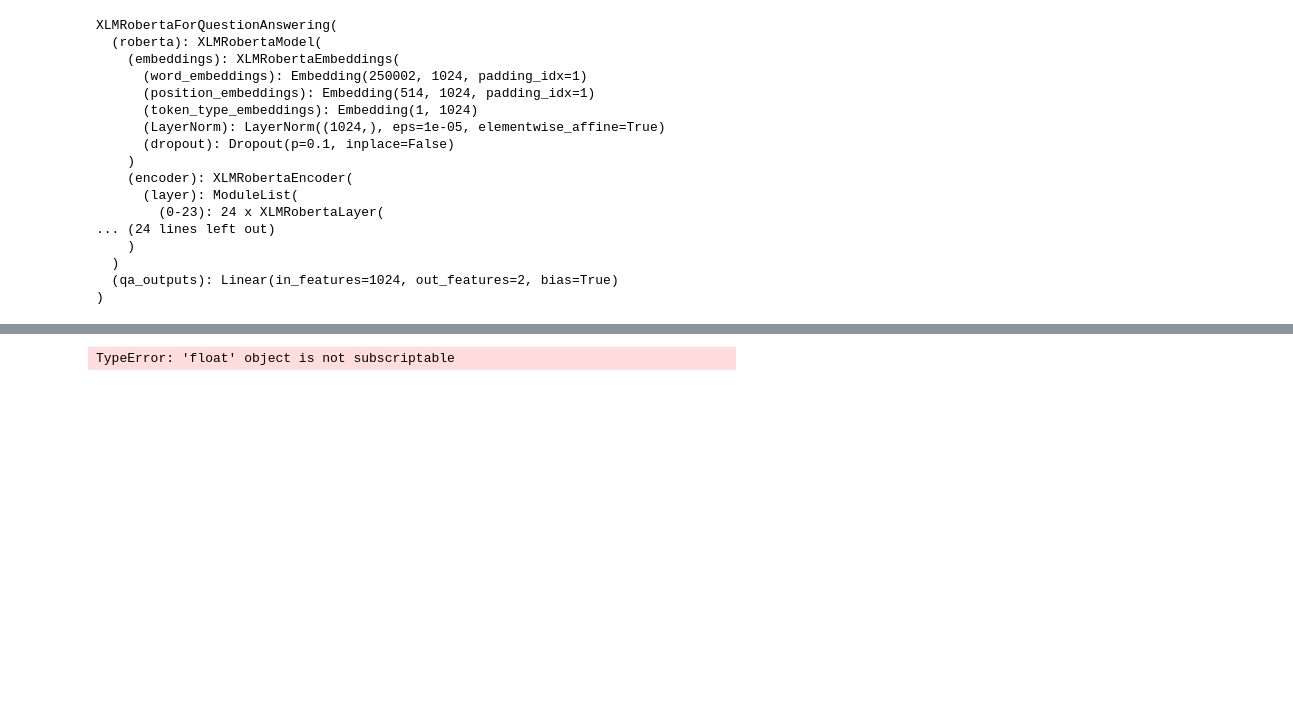
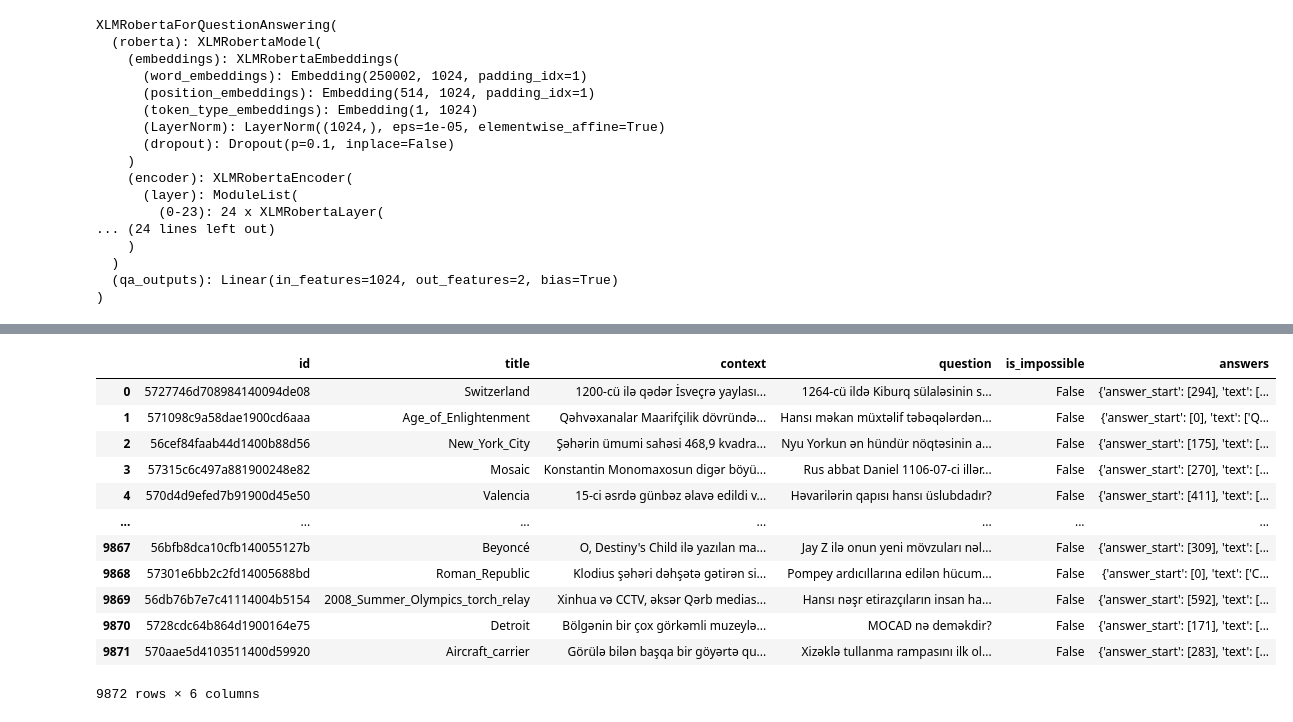
Before and after one commit to ELGUN00/SQuAD_Azerbaijan, a Jupyter notebook: model/main.ipynb, the cells around one changed output, grey strips where cells are left out. Saved outputs shown, nothing was run; the diff lists cells and outputs as text; code cells hidden in the pictures; blank space fills up the shorter version.

```diff
--- a/model/main.ipynb
+++ b/model/main.ipynb
@@ -195,6 +276,18 @@ def prepare_train_features(examples):
 
     return tokenized_examples
-# %%
-tokenized_datasets = dataset.map(prepare_train_features, remove_columns=dataset["train"].column_names,batch_size=8)
-# %% [output]
-TypeError: 'float' object is not subscriptable
+# %%
+df_train[:10000]
+# %% [output]
+|  | id | title | context | question | is_impossible | answers |
+| 0 | 5727746d708984140094de08 | Switzerland | 1200-cü ilə qədər İsveçrə yaylası... | 1264-cü ildə Kiburq sülaləsinin s... | False | {'answer_start': [294], 'text': [... |
+| 1 | 571098c9a58dae1900cd6aaa | Age_of_Enlightenment | Qəhvəxanalar Maarifçilik dövründə... | Hansı məkan müxtəlif təbəqələrdən... | False | {'answer_start': [0], 'text': ['Q... |
+| 2 | 56cef84faab44d1400b88d56 | New_York_City | Şəhərin ümumi sahəsi 468,9 kvadra... | Nyu Yorkun ən hündür nöqtəsinin a... | False | {'answer_start': [175], 'text': [... |
+| 3 | 57315c6c497a881900248e82 | Mosaic | Konstantin Monomaxosun digər böyü... | Rus abbat Daniel 1106-07-ci illər... | False | {'answer_start': [270], 'text': [... |
+| 4 | 570d4d9efed7b91900d45e50 | Valencia | 15-ci əsrdə günbəz əlavə edildi v... | Həvarilərin qapısı hansı üslubdadır? | False | {'answer_start': [411], 'text': [... |
+| ... | ... | ... | ... | ... | ... | ... |
+| 9867 | 56bfb8dca10cfb140055127b | Beyoncé | O, Destiny's Child ilə yazılan ma... | Jay Z ilə onun yeni mövzuları nəl... | False | {'answer_start': [309], 'text': [... |
+| 9868 | 57301e6bb2c2fd14005688bd | Roman_Republic | Klodius şəhəri dəhşətə gətirən si... | Pompey ardıcıllarına edilən hücum... | False | {'answer_start': [0], 'text': ['C... |
+| 9869 | 56db76b7e7c41114004b5154 | 2008_Summer_Olympics_torch_relay | Xinhua və CCTV, əksər Qərb medias... | Hansı nəşr etirazçıların insan ha... | False | {'answer_start': [592], 'text': [... |
+| 9870 | 5728cdc64b864d1900164e75 | Detroit | Bölgənin bir çox görkəmli muzeylə... | MOCAD nə deməkdir? | False | {'answer_start': [171], 'text': [... |
+| 9871 | 570aae5d4103511400d59920 | Aircraft_carrier | Görülə bilən başqa bir göyərtə qu... | Xizəklə tullanma rampasını ilk ol... | False | {'answer_start': [283], 'text': [... |
+9872 rows × 6 columns
```
Also changed, not shown: parts of 27 cells of this notebook.
